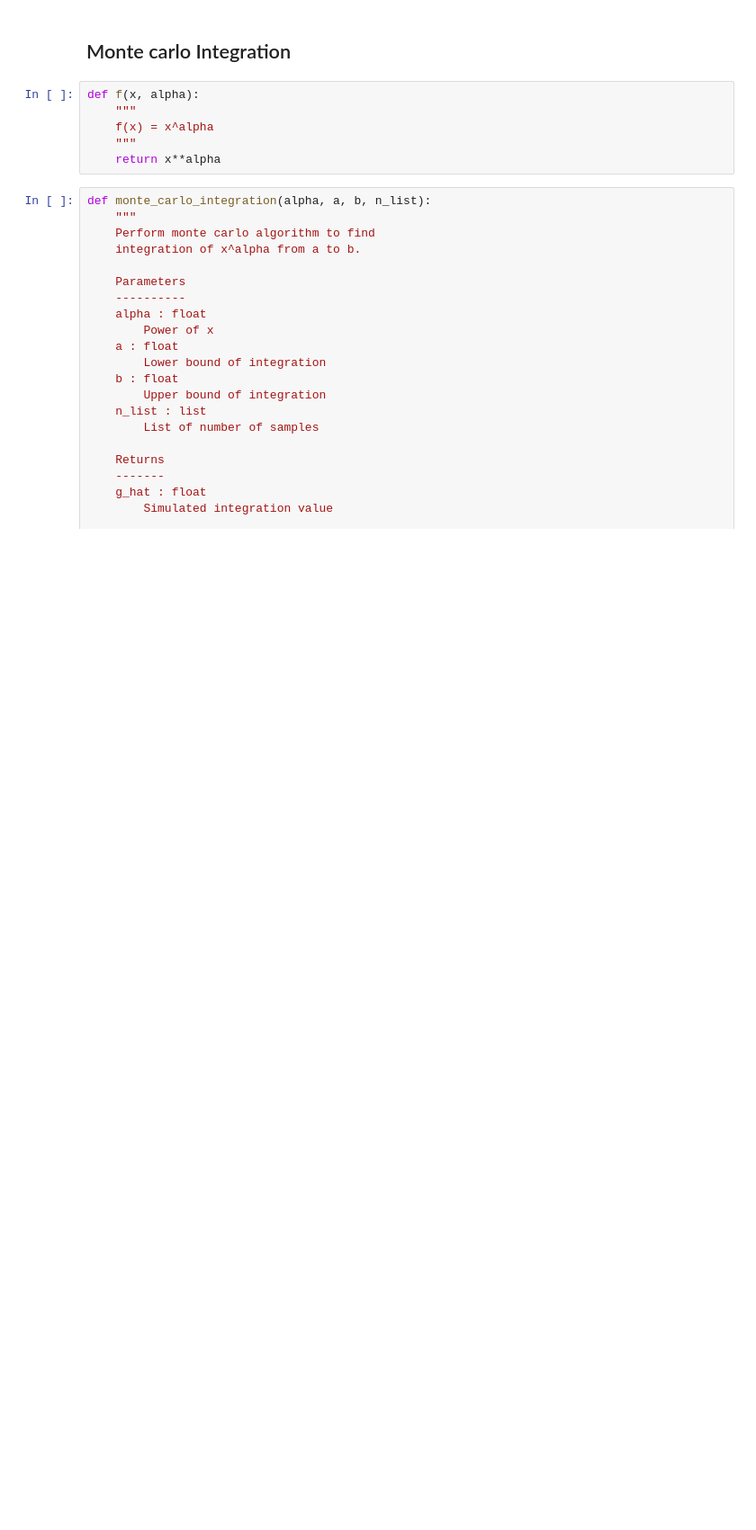
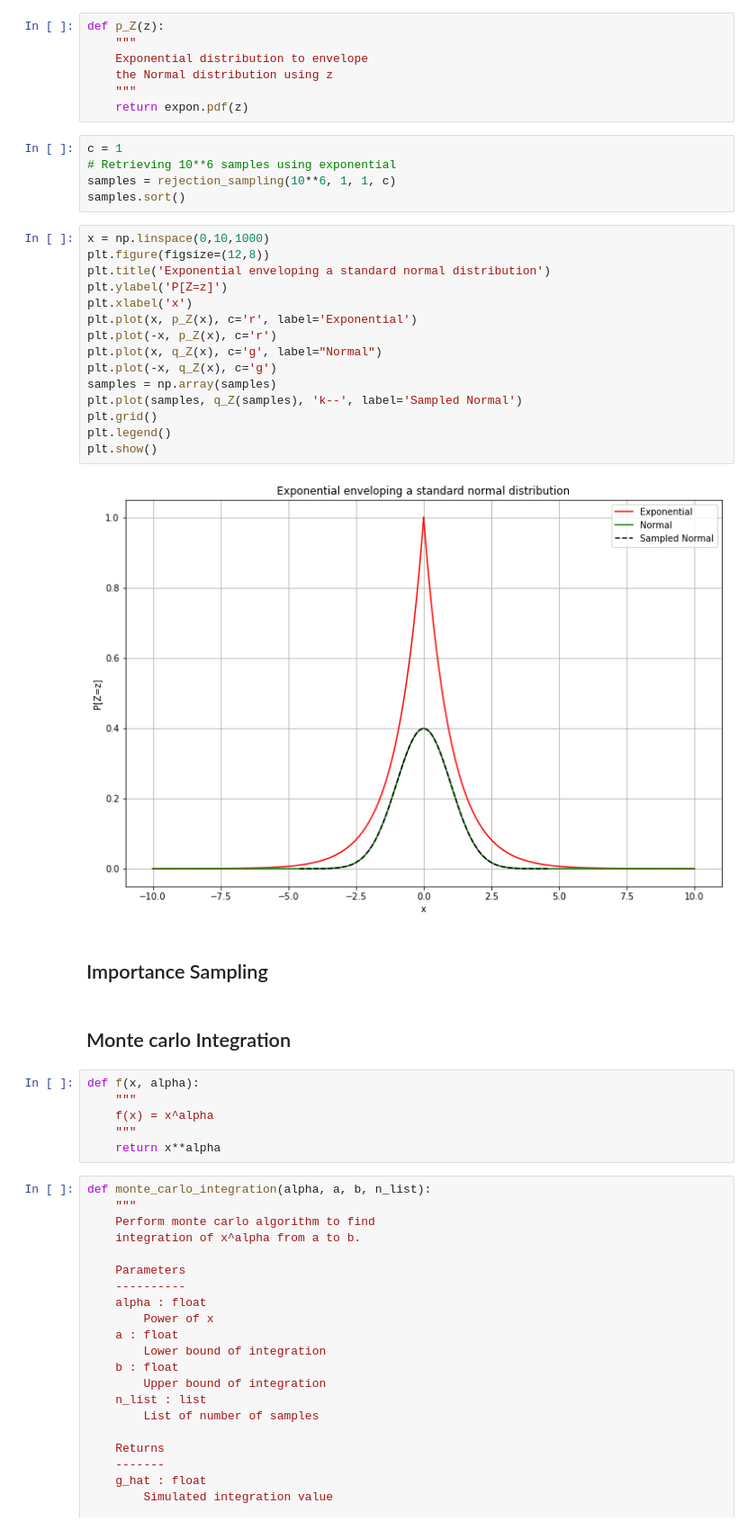
Before and after one commit to gabrielvieira37/PESC-COPPE, a Jupyter notebook: MCMC/McMc_homework3.ipynb, the cells around one changed output. Shown at 90% size. Drawn from its saved outputs; the diff is of its cells as text; blank space fills up the shorter version.

```diff
--- a/MCMC/McMc_homework3.ipynb
+++ b/MCMC/McMc_homework3.ipynb
@@ -6,3 +125,34 @@ import matplotlib.pyplot as plt
+# %%
+def p_Z(z):
+    """
+    Exponential distribution to envelope
+    the Normal distribution using z
+    """
+    return expon.pdf(z)
+# %%
+c = 1
+# Retrieving 10**6 samples using exponential
+samples = rejection_sampling(10**6, 1, 1, c)
+samples.sort()
+# %%
+x = np.linspace(0,10,1000)
+plt.figure(figsize=(12,8))
+plt.title('Exponential enveloping a standard normal distribution')
+plt.ylabel('P[Z=z]')
+plt.xlabel('x')
+plt.plot(x, p_Z(x), c='r', label='Exponential')
+plt.plot(-x, p_Z(x), c='r')
+plt.plot(x, q_Z(x), c='g', label="Normal")
+plt.plot(-x, q_Z(x), c='g')
+samples = np.array(samples)
+plt.plot(samples, q_Z(samples), 'k--', label='Sampled Normal')
+plt.grid()
+plt.legend()
+plt.show()
+# %% [output]
+[figure, added]
+# %% [markdown]
+## Importance Sampling
 # %% [markdown]
 ## Monte carlo Integration
 # %%
```
Also changed, not shown: parts of 19 cells of this notebook.
